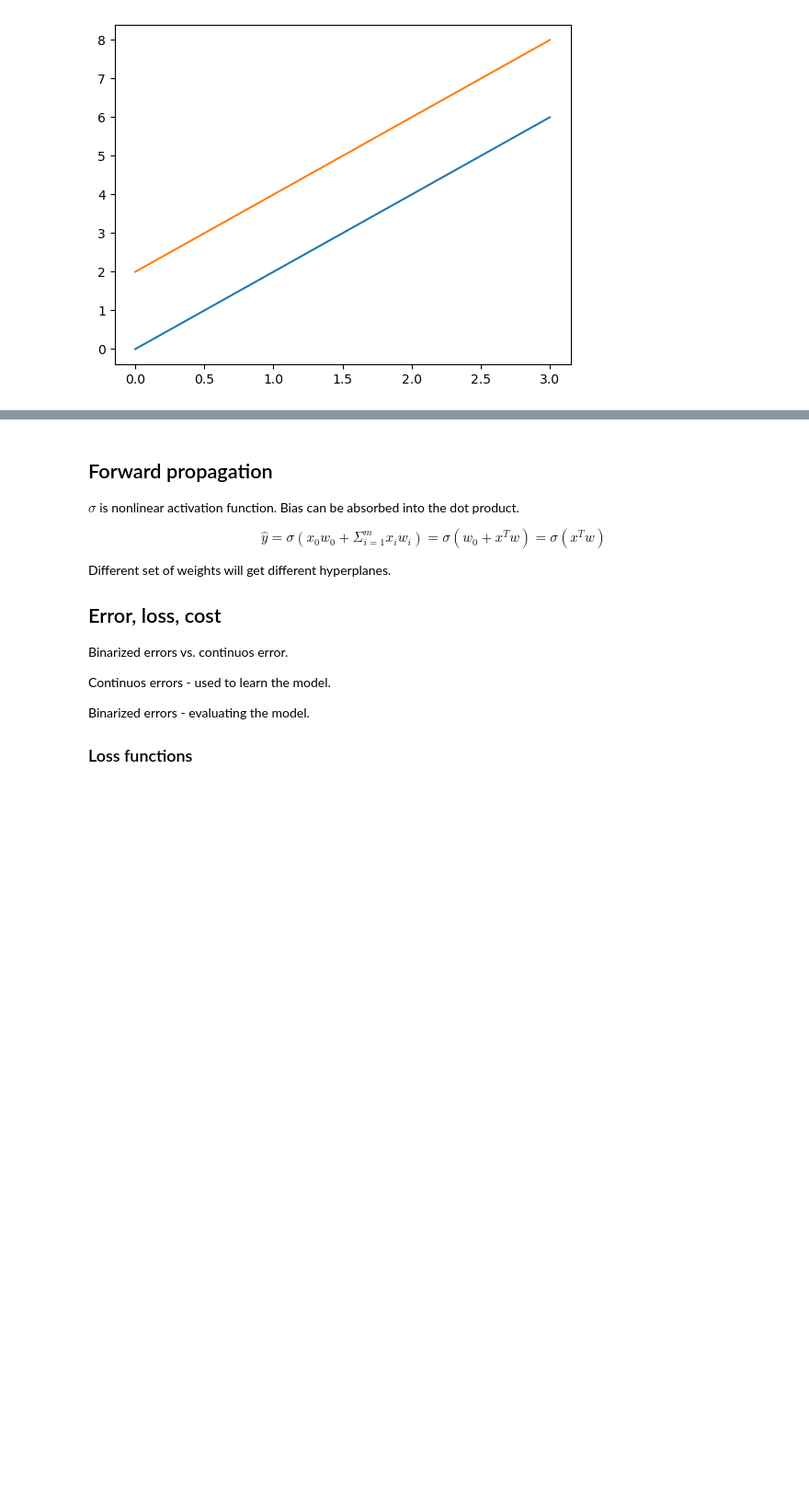
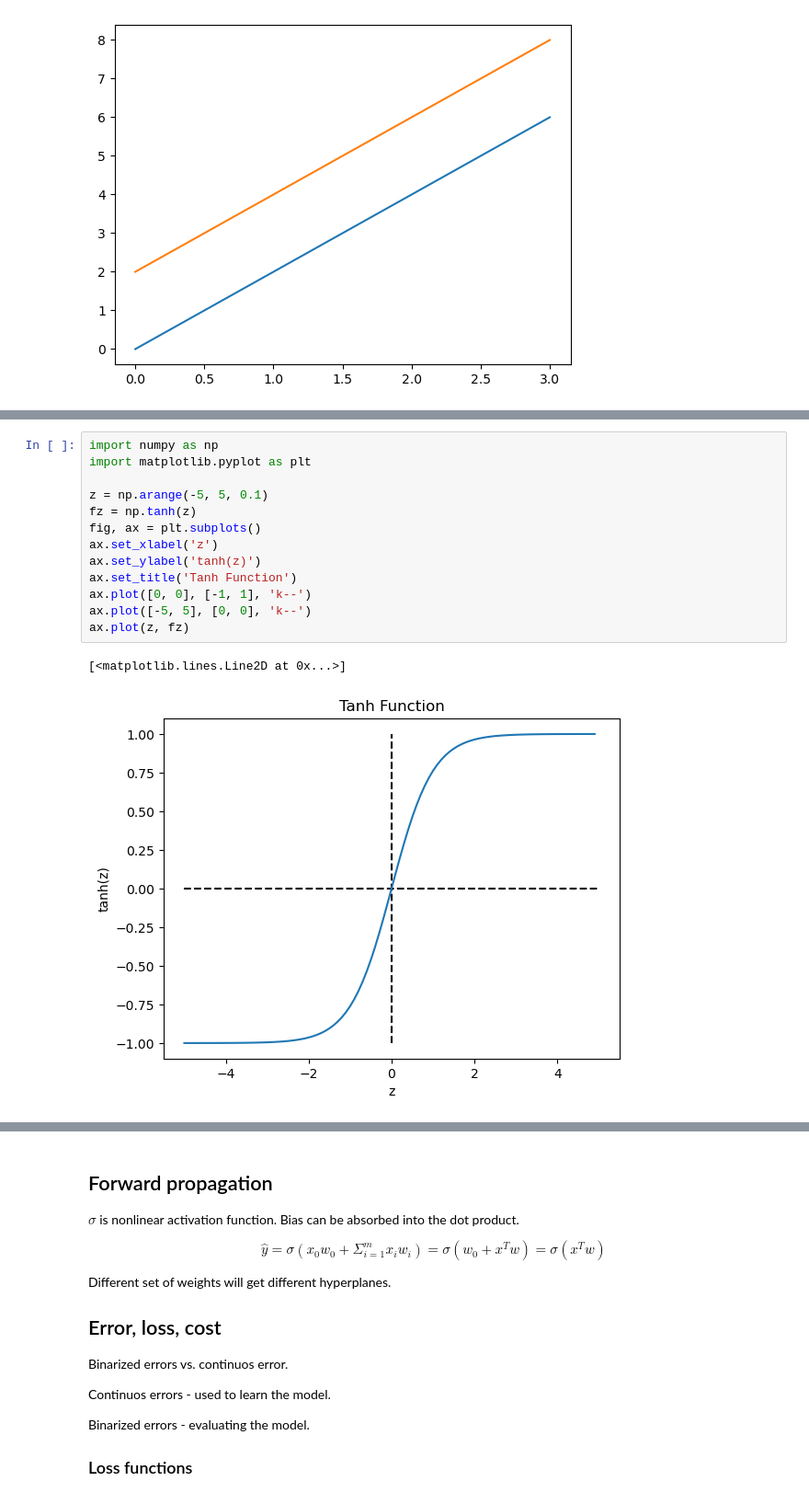
Before and after one commit to davidul/data-science, a Jupyter notebook: 06-ann/01-ann.ipynb, the cells around one changed output, grey strips where cells are left out. Shown at 92% size. Cells and saved outputs as stored; diff of their text form; blank space fills up the shorter version.

```diff
--- a/06-ann/01-ann.ipynb
+++ b/06-ann/01-ann.ipynb
@@ -125,0 +140,16 @@ plt.plot(x, 2*x+bias)
+# %%
+import numpy as np
+import matplotlib.pyplot as plt
+
+z = np.arange(-5, 5, 0.1)
+fz = np.tanh(z)
+fig, ax = plt.subplots()
+ax.set_xlabel('z')
+ax.set_ylabel('tanh(z)')
+ax.set_title('Tanh Function')
+ax.plot([0, 0], [-1, 1], 'k--')
+ax.plot([-5, 5], [0, 0], 'k--')
+ax.plot(z, fz)
+# %% [output]
+[<matplotlib.lines.Line2D at 0x...>]
+[figure, added]
```
Also changed, not shown: parts of 4 cells of this notebook.
